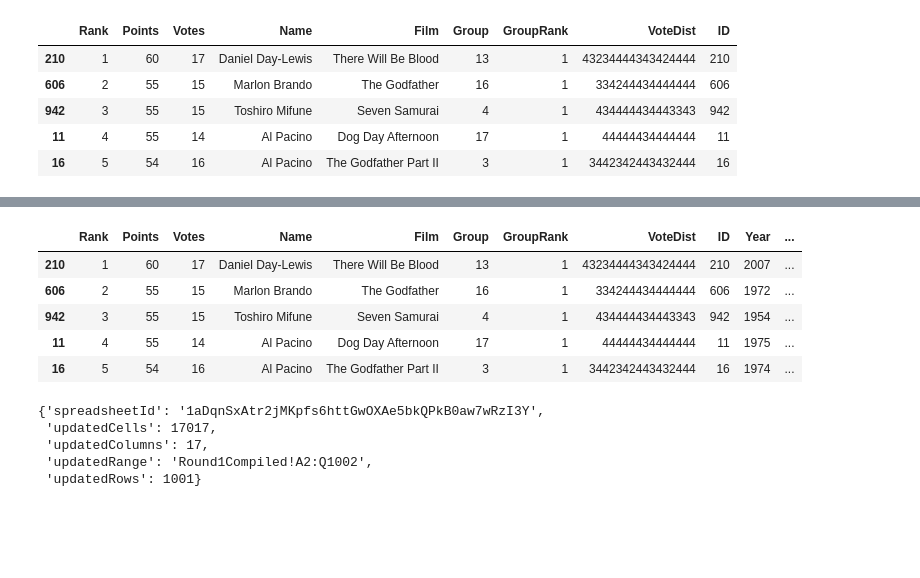
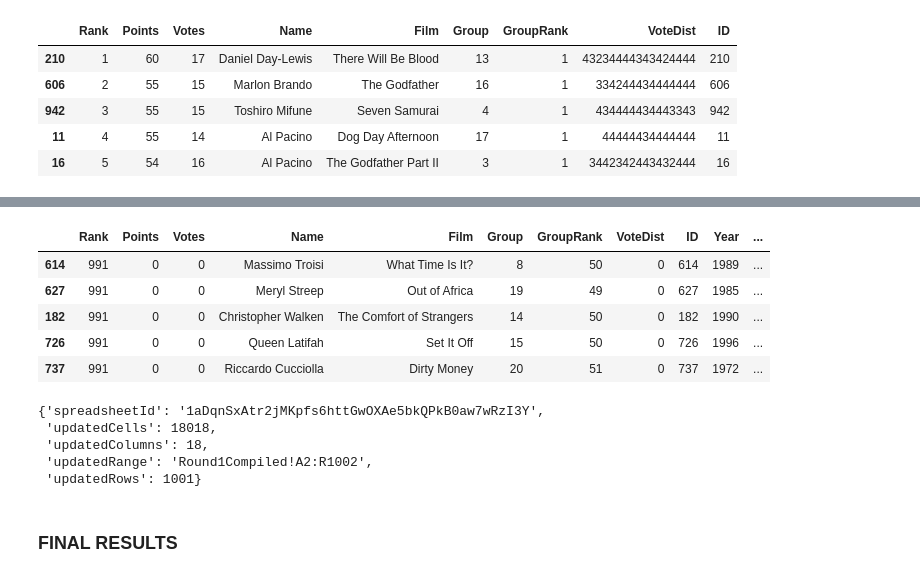
Before and after one commit to YasashiiDia/RYM-EII, a Jupyter notebook: EII_Acting_Prep.ipynb, the cells around one changed output, grey strips where cells are left out. Cells and saved outputs as stored; diff of their text form; code cells hidden in the pictures; blank space fills up the shorter version.

Commit message:
finalized

```diff
--- a/EII_Acting_Prep.ipynb
+++ b/EII_Acting_Prep.ipynb
@@ -38,8 +38,10 @@ df['Votes'] = df['VoteDist'].str.len()
 df['Name'] = df['Name'].where(df['Name'].str[-1:] != ']', df['Name'].str[:-1].str.split('[').str[1])
 df['Film'] = df['Film'].where(df['Film'].str[-1:] != ']', df['Film'].str[:-1].str.split('[').str[1])
 # %%
-df.iloc[1000:,0] = 20
+df.iloc[1000,0] = 20
+df.iloc[1001,0] = 20
 df.drop_duplicates(inplace=True)
+df.drop(df.tail(1).index,inplace=True)
 df.tail()
 # %% [output]
 |  | Group | Data | GroupRank | Name | Film | VoteDist | Votes |
@@ -136,3 +138,35 @@ df.head()
 | 942 | 3 | 55 | 15 | Toshiro Mifune | Seven Samurai | 4 | 1 | 434444434443343 | 942 |
 | 11 | 4 | 55 | 14 | Al Pacino | Dog Day Afternoon | 17 | 1 | 44444434444444 | 11 |
 | 16 | 5 | 54 | 16 | Al Pacino | The Godfather Part II | 3 | 1 | 3442342443432444 | 16 |
+# %%
+round7sheet = sheets.worksheet('Round7Contenders')
+R7df = pd.DataFrame(np.array(round7sheet.get_all_values())[1:])
+
+R7df['Name'] = R7df[0].str.split(" in ", n = 1, expand = True)[0]
+R7df['Name'] = R7df['Name'].str.split(" ",n = 1, expand = True)[1]
+R7df['Name'] = R7df['Name'].mask(R7df['Name'].str.contains("\["), R7df['Name'].str.split("[", n = 1, expand = True)[1])
+R7df['Name'] = R7df['Name'].mask(R7df['Name'].str.contains("\]"), R7df['Name'].str[:-1])
+
+R7df['Film'] = R7df[0].str.split(" in ", n = 1, expand = True)[1]
+R7df['Film'] = R7df['Film'].str.split("(", n = 1, expand = True)[0]
+R7df['Film'] = R7df['Film'].mask(R7df['Film'].str.contains("\["), R7df['Film'].str.split("[", n = 1, expand = True)[1])
+R7df['Film'] = R7df['Film'].mask(R7df['Film'].str.contains("\]"), R7df['Film'].str.split("]", n = 1, expand = True)[0])
+
+R7df = R7df.drop([0], axis=1)
+R7df['ID'] = None
+
+for i in range(len(R7df)):
+
+  try:
+    name = R7df.iloc[i,0].strip()
+    film = R7df.iloc[i,1].strip()
+    id = int(ndf[(ndf['Name'] == name) & (ndf['Film'] == film)]['Data'].str.split().iloc[0][0])
+    R7df.iloc[i,2] = id
+  except IndexError:
+    print(name,film)
+    continue
+  except ValueError:
+    print(name,film,'ValueError')
+    continue
+
+R7df.tail(5)
@@ -139,37 +182,42 @@ df.head()
 # %%
 df['Year'] = None
 df['Place of Birth'] = None
 df['Gender'] = None
 df['Birthday'] = None
 df['Deathday'] = None
 df['Age'] = None
 df['Release Date'] = None
 df['Genres'] = None
+df['Round 7'] = None
 
 for i, id in enumerate(df.index):
   try:
     df.loc[id,'Year'] = ndf[ndf['ID'] == id]['Year'].iloc[0]
     df.loc[id,'Place of Birth'] = ndf[ndf['ID'] == id]['Place of Birth'].iloc[0]
     df.loc[id,'Gender'] = ndf[ndf['ID'] == id]['Gender'].iloc[0]
     df.loc[id,'Birthday'] = ndf[ndf['ID'] == id]['Birthday'].iloc[0]
     df.loc[id,'Deathday'] = ndf[ndf['ID'] == id]['Deathday'].iloc[0]
     df.loc[id,'Age'] = ndf[ndf['ID'] == id]['Age'].iloc[0]
     df.loc[id,'Release Date'] = ndf[ndf['ID'] == id]['Release Date'].iloc[0]
     df.loc[id,'Genres'] = ndf[ndf['ID'] == id]['Genres'].iloc[0]
+    df.loc[id,'Round 7'] = id in R7df['ID'].unique()
   except IndexError:
     print(i)
     continue
+  except ValueError:
+    print('ValueError:', i, id)
+    continue
 
-df.head()
+df.tail()
 # %% [output]
 |  | Rank | Points | Votes | Name | Film | Group | GroupRank | VoteDist | ID | Year | ... |
-| 210 | 1 | 60 | 17 | Daniel Day-Lewis | There Will Be Blood | 13 | 1 | 43234444343424444 | 210 | 2007 | ... |
-| 606 | 2 | 55 | 15 | Marlon Brando | The Godfather | 16 | 1 | 334244434444444 | 606 | 1972 | ... |
-| 942 | 3 | 55 | 15 | Toshiro Mifune | Seven Samurai | 4 | 1 | 434444434443343 | 942 | 1954 | ... |
-| 11 | 4 | 55 | 14 | Al Pacino | Dog Day Afternoon | 17 | 1 | 44444434444444 | 11 | 1975 | ... |
-| 16 | 5 | 54 | 16 | Al Pacino | The Godfather Part II | 3 | 1 | 3442342443432444 | 16 | 1974 | ... |
+| 614 | 991 | 0 | 0 | Massimo Troisi | What Time Is It? | 8 | 50 | 0 | 614 | 1989 | ... |
+| 627 | 991 | 0 | 0 | Meryl Streep | Out of Africa | 19 | 49 | 0 | 627 | 1985 | ... |
+| 182 | 991 | 0 | 0 | Christopher Walken | The Comfort of Strangers | 14 | 50 | 0 | 182 | 1990 | ... |
+| 726 | 991 | 0 | 0 | Queen Latifah | Set It Off | 15 | 50 | 0 | 726 | 1996 | ... |
+| 737 | 991 | 0 | 0 | Riccardo Cucciolla | Dirty Money | 20 | 51 | 0 | 737 | 1972 | ... |
 # %%
-cols = ['Rank', 'Points', 'Votes', 'Name', 'Film', 'Group', 'GroupRank', 'VoteDist', 'Year', 'Place of Birth', 'Gender', 'Birthday', 'Deathday', 'Age', 'Release Date', 'Genres', 'ID']
+cols = ['Rank', 'Points', 'Votes', 'Name', 'Film', 'Group', 'GroupRank', 'VoteDist', 'Year', 'Place of Birth', 'Gender', 'Birthday', 'Deathday', 'Age', 'Release Date', 'Genres', 'ID', 'Round 7']
 df = df[cols]
 
 round1compiledsheet = gc.open('RYM 1001 Performances').worksheet('Round1Compiled')
@@ -192,7 +240,9 @@ for row in range(0,count_row):
 round1compiledsheet.update_cells(cell_list)
 # %% [output]
 {'spreadsheetId': '1aDqnSxAtr2jMKpfs6httGwOXAe5bkQPkB0aw7wRzI3Y',
- 'updatedCells': 17017,
- 'updatedColumns': 17,
- 'updatedRange': 'Round1Compiled!A2:Q1002',
+ 'updatedCells': 18018,
+ 'updatedColumns': 18,
+ 'updatedRange': 'Round1Compiled!A2:R1002',
  'updatedRows': 1001}
+# %% [markdown]
+### FINAL RESULTS
```
Also changed, not shown: parts of 13 cells of this notebook, 1 other file.
